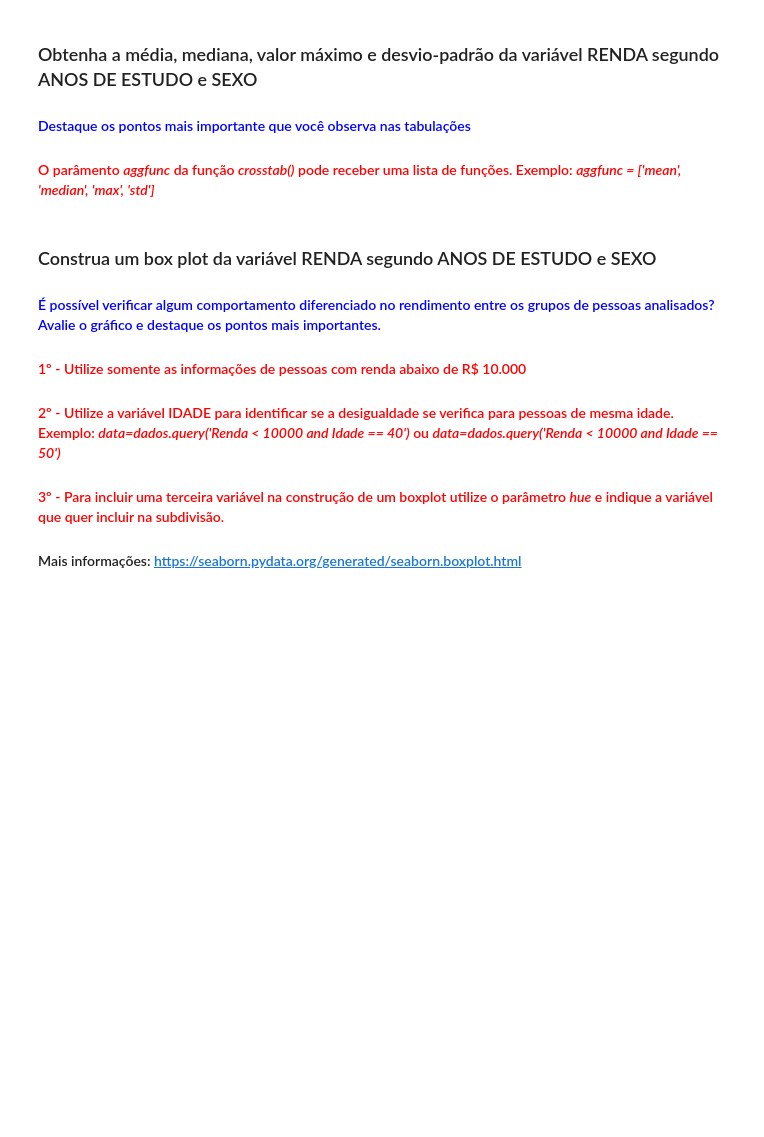
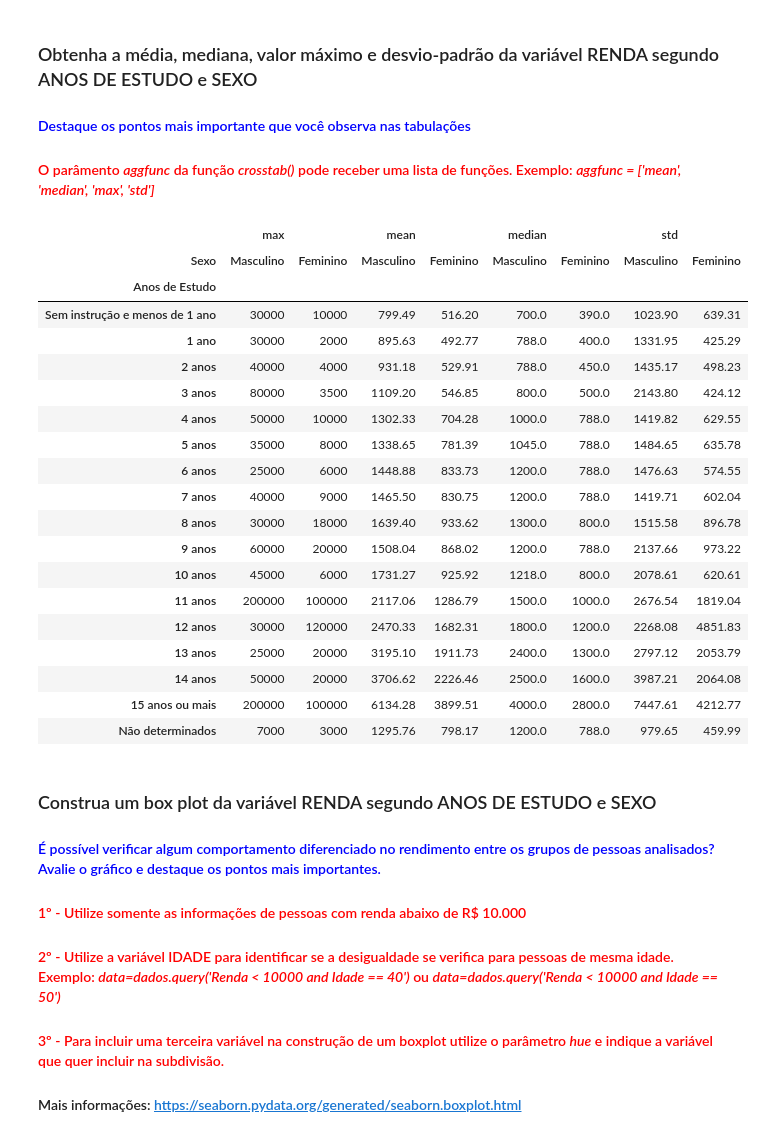
Before and after one commit to naimeaiub/Analise-Estatistica-IBGE, a Jupyter notebook: Curso de Estatística/Análise_Descritiva.ipynb, the cells around one changed output. Cells and saved outputs as stored; diff of their text form; code cells hidden in the pictures; blank space fills up the shorter version.

```diff
--- a/Curso de Estatística/Análise_Descritiva.ipynb
+++ b/Curso de Estatística/Análise_Descritiva.ipynb
@@ -493,6 +559,35 @@ from scipy import stats
 ### Obtenha a média, mediana, valor máximo e desvio-padrão da variável RENDA segundo ANOS DE ESTUDO e SEXO
 #### <font color='blue'>Destaque os pontos mais importante que você observa nas tabulações</font>
 #### <font color='red'>O parâmento <i>aggfunc</i> da função <i>crosstab()</i> pode receber uma lista de funções. Exemplo: <i>aggfunc = ['mean', 'median', 'max', 'std']</i></font>
+# %%
+renda_por_anos_de_estudo = pd.crosstab(dados['Anos de Estudo'],
+                                       dados.Sexo,
+                                       aggfunc = {'mean', 'median', 'max', 'std'},
+                                       values = dados.Renda).round(2)
+renda_por_anos_de_estudo.rename(index = anos_de_estudo, inplace = True)
+renda_por_anos_de_estudo.rename(columns = sexo, inplace = True)
+renda_por_anos_de_estudo
+# %% [output]
+|  | max |  | mean |  | median |  | std |  |
+| Sexo | Masculino | Feminino | Masculino | Feminino | Masculino | Feminino | Masculino | Feminino |
+| Anos de Estudo |  |  |  |  |  |  |  |  |
+| Sem instrução e menos de 1 ano | 30000 | 10000 | 799.49 | 516.20 | 700.0 | 390.0 | 1023.90 | 639.31 |
+| 1 ano | 30000 | 2000 | 895.63 | 492.77 | 788.0 | 400.0 | 1331.95 | 425.29 |
+| 2 anos | 40000 | 4000 | 931.18 | 529.91 | 788.0 | 450.0 | 1435.17 | 498.23 |
+| 3 anos | 80000 | 3500 | 1109.20 | 546.85 | 800.0 | 500.0 | 2143.80 | 424.12 |
+| 4 anos | 50000 | 10000 | 1302.33 | 704.28 | 1000.0 | 788.0 | 1419.82 | 629.55 |
+| 5 anos | 35000 | 8000 | 1338.65 | 781.39 | 1045.0 | 788.0 | 1484.65 | 635.78 |
+| 6 anos | 25000 | 6000 | 1448.88 | 833.73 | 1200.0 | 788.0 | 1476.63 | 574.55 |
+| 7 anos | 40000 | 9000 | 1465.50 | 830.75 | 1200.0 | 788.0 | 1419.71 | 602.04 |
+| 8 anos | 30000 | 18000 | 1639.40 | 933.62 | 1300.0 | 800.0 | 1515.58 | 896.78 |
+| 9 anos | 60000 | 20000 | 1508.04 | 868.02 | 1200.0 | 788.0 | 2137.66 | 973.22 |
+| 10 anos | 45000 | 6000 | 1731.27 | 925.92 | 1218.0 | 800.0 | 2078.61 | 620.61 |
+| 11 anos | 200000 | 100000 | 2117.06 | 1286.79 | 1500.0 | 1000.0 | 2676.54 | 1819.04 |
+| 12 anos | 30000 | 120000 | 2470.33 | 1682.31 | 1800.0 | 1200.0 | 2268.08 | 4851.83 |
+| 13 anos | 25000 | 20000 | 3195.10 | 1911.73 | 2400.0 | 1300.0 | 2797.12 | 2053.79 |
+| 14 anos | 50000 | 20000 | 3706.62 | 2226.46 | 2500.0 | 1600.0 | 3987.21 | 2064.08 |
+| 15 anos ou mais | 200000 | 100000 | 6134.28 | 3899.51 | 4000.0 | 2800.0 | 7447.61 | 4212.77 |
+| Não determinados | 7000 | 3000 | 1295.76 | 798.17 | 1200.0 | 788.0 | 979.65 | 459.99 |
 # %% [markdown]
 ### Construa um box plot da variável RENDA segundo ANOS DE ESTUDO e SEXO
 #### <font color='blue'>É possível verificar algum comportamento diferenciado no rendimento entre os grupos de pessoas analisados? Avalie o gráfico e destaque os pontos mais importantes.</font>
```
Also changed, not shown: parts of 9 cells of this notebook.
